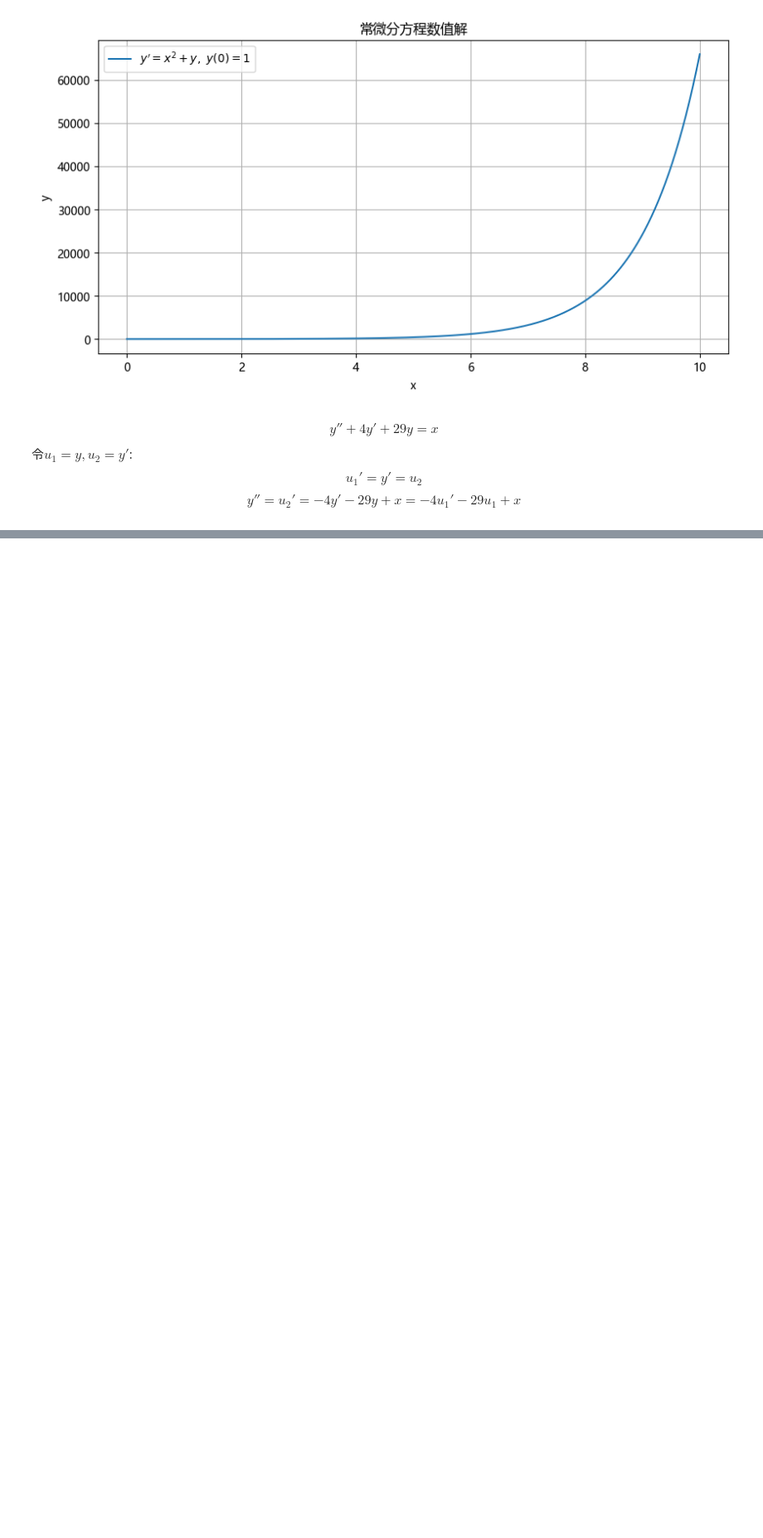
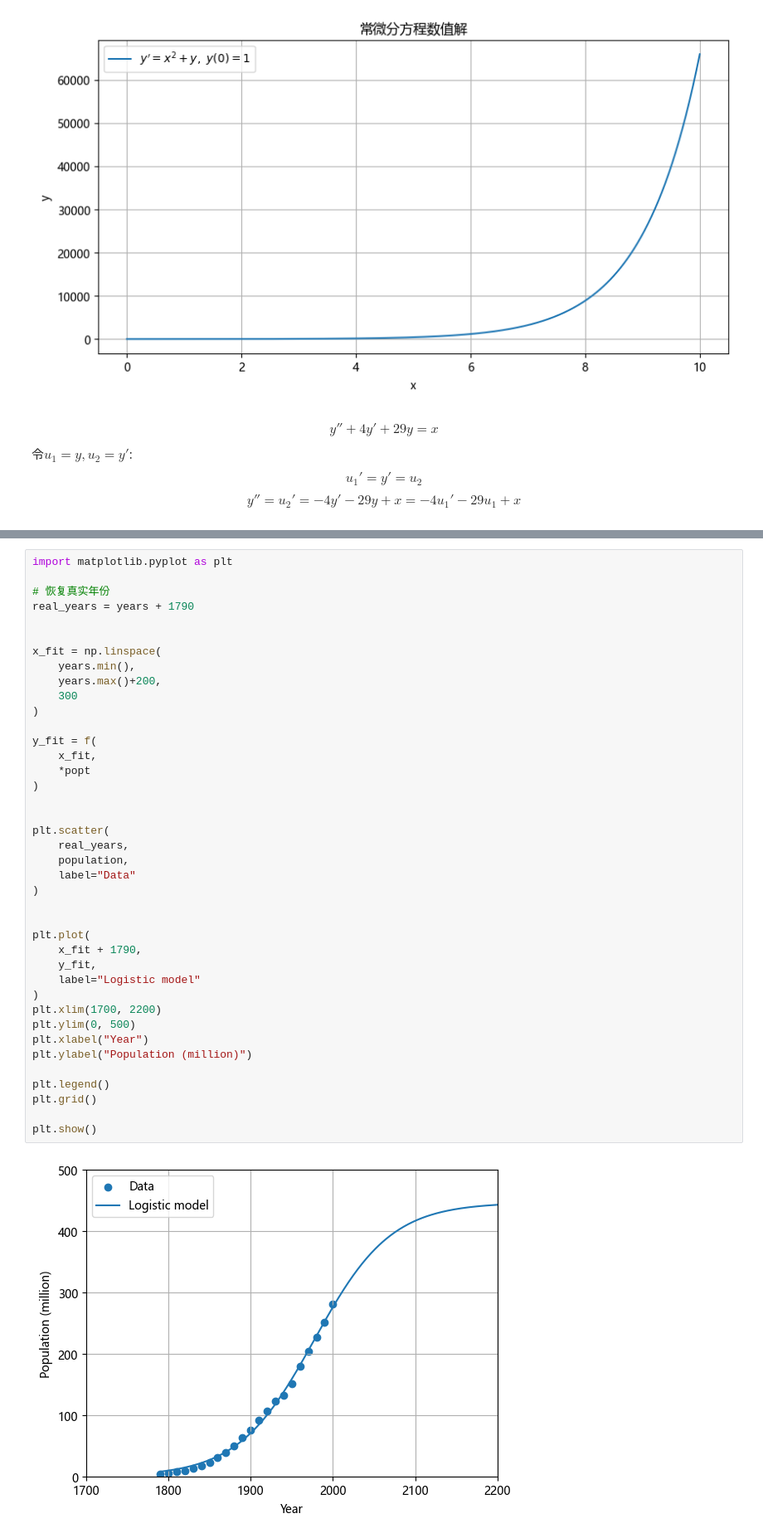
Before and after one commit to Genkaim/notebook-backup, a Jupyter notebook: MathModel/15 微分方程.ipynb, the cells around one changed output, grey strips where cells are left out. Shown at 83% size. Saved outputs shown, nothing was run; the diff lists cells and outputs as text; blank space fills up the shorter version.

```diff
--- a/MathModel/15 微分方程.ipynb
+++ b/MathModel/15 微分方程.ipynb
@@ -61,0 +106,42 @@ plt.show()
+# %%
+import matplotlib.pyplot as plt
+
+# 恢复真实年份
+real_years = years + 1790
+
+
+x_fit = np.linspace(
+    years.min(),
+    years.max()+200,
+    300
+)
+
+y_fit = f(
+    x_fit,
+    *popt
+)
+
+
+plt.scatter(
+    real_years,
+    population,
+    label="Data"
+)
+
+
+plt.plot(
+    x_fit + 1790,
+    y_fit,
+    label="Logistic model"
+)
+plt.xlim(1700, 2200)
+plt.ylim(0, 500)
+plt.xlabel("Year")
+plt.ylabel("Population (million)")
+
+plt.legend()
+plt.grid()
+
+plt.show()
+# %% [output]
+[figure, added]
```
Also changed, not shown: parts of 5 cells of this notebook, 9 other files.
